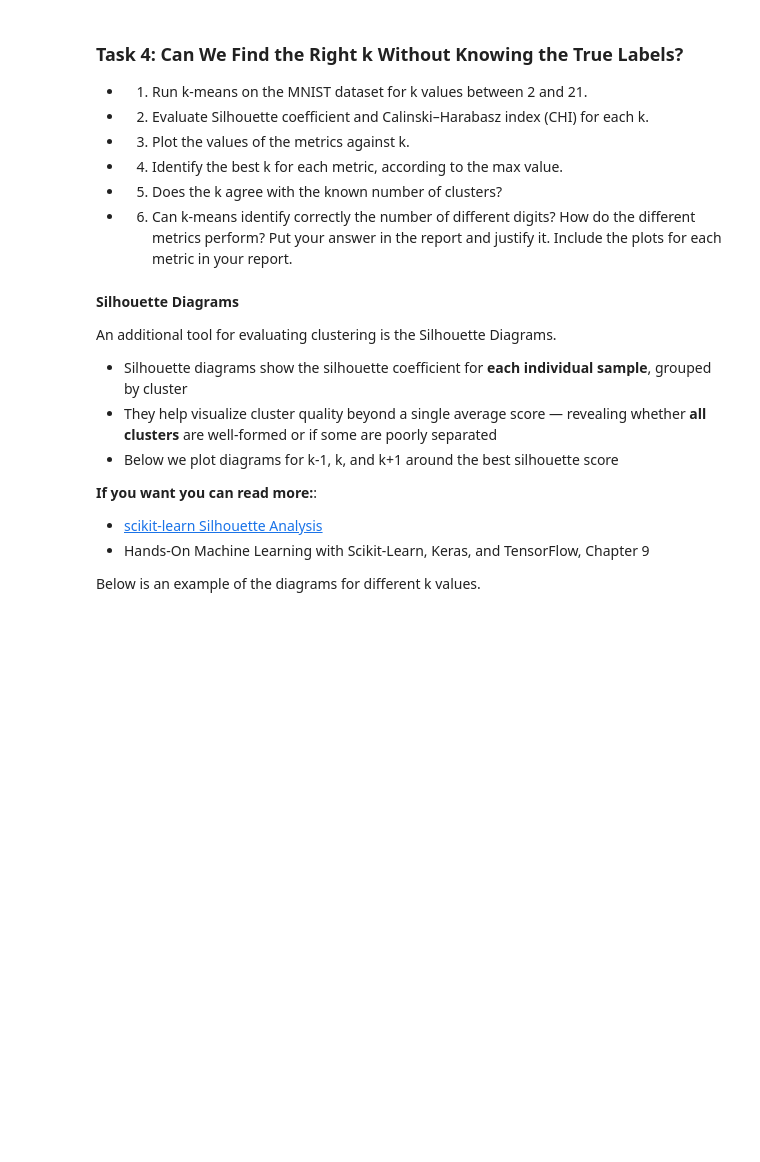
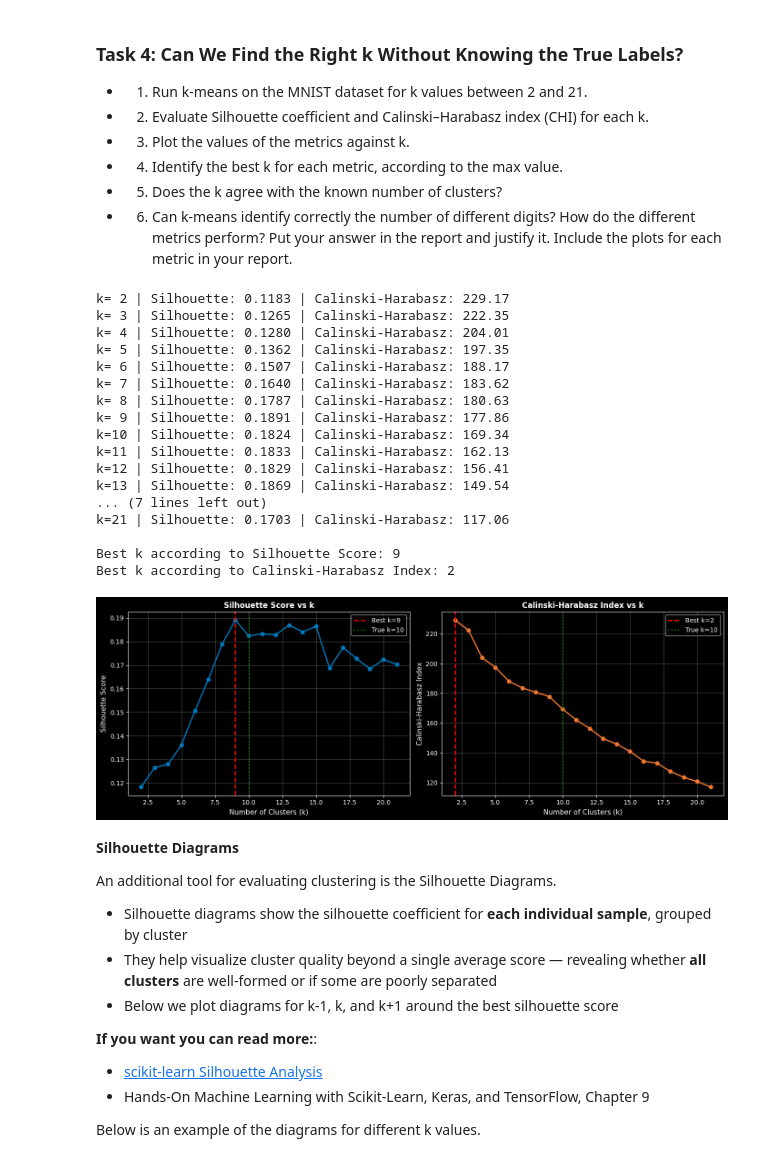
Before and after one commit to tonnerinho/Applied-Machine-Learning, a Jupyter notebook: Lab3/Lab3_UnsupervisedClustering_SupervisedNNClassifier.ipynb, the cells around one changed output. Drawn from its saved outputs; the diff is of its cells as text; code cells hidden in the pictures; blank space fills up the shorter version.

Commit message:
K-Means done, in NN now

```diff
--- a/Lab3/Lab3_UnsupervisedClustering_SupervisedNNClassifier.ipynb
+++ b/Lab3/Lab3_UnsupervisedClustering_SupervisedNNClassifier.ipynb
@@ -417,12 +444,74 @@ print(f"  Calinski-Harabasz Index:     {chi:.1f}")
 - 5. Does the k agree with the known number of clusters?
 - 6. Can k-means identify correctly the number of different digits? How do the different metrics perform? Put your answer in the report and justify it. Include the plots for each metric in your report.
 # %%
-#***********************************
-# YOUR CODE GOES HERE:
+# Run k-means for k from 2 to 21 and evaluate metrics
+k_values = range(2, 22)
+silhouette_scores = []
+calinski_scores = []
 
+for k in k_values:
+    kmeans = KMeans(n_clusters=k, n_init=10, random_state=42)
+    labels = kmeans.fit_predict(X)
 
+    sil = silhouette_score(X, labels)
+    chi = calinski_harabasz_score(X, labels)
 
-#***********************************
+    silhouette_scores.append(sil)
+    calinski_scores.append(chi)
+
+    print(f"k={k:2d} | Silhouette: {sil:.4f} | Calinski-Harabasz: {chi:.2f}")
+
+# Find best k for each metric
+best_k_sil = k_values[np.argmax(silhouette_scores)]
+best_k_chi = k_values[np.argmax(calinski_scores)]
+
+print(f"\nBest k according to Silhouette Score: {best_k_sil}")
+print(f"Best k according to Calinski-Harabasz Index: {best_k_chi}")
+
+# Plot results
+fig, axes = plt.subplots(1, 2, figsize=(14, 5))
+
+# Silhouette Score
+axes[0].plot(k_values, silhouette_scores, 'o-', color='#0077BB', linewidth=2, markersize=6)
+axes[0].axvline(x=best_k_sil, color='red', linestyle='--', linewidth=2, label=f'Best k={best_k_sil}')
+axes[0].axvline(x=10, color='green', linestyle=':', linewidth=2, label='True k=10')
+axes[0].set_xlabel('Number of Clusters (k)', fontsize=11)
+axes[0].set_ylabel('Silhouette Score', fontsize=11)
+axes[0].set_title('Silhouette Score vs k', fontsize=12, fontweight='bold')
+axes[0].grid(True, alpha=0.3)
+axes[0].legend()
+
+# Calinski-Harabasz Index
+axes[1].plot(k_values, calinski_scores, 'o-', color='#EE7733', linewidth=2, markersize=6)
+axes[1].axvline(x=best_k_chi, color='red', linestyle='--', linewidth=2, label=f'Best k={best_k_chi}')
+axes[1].axvline(x=10, color='green', linestyle=':', linewidth=2, label='True k=10')
+axes[1].set_xlabel('Number of Clusters (k)', fontsize=11)
+axes[1].set_ylabel('Calinski-Harabasz Index', fontsize=11)
+axes[1].set_title('Calinski-Harabasz Index vs k', fontsize=12, fontweight='bold')
+axes[1].grid(True, alpha=0.3)
+axes[1].legend()
+
+plt.tight_layout()
+plt.show()
+# %% [output]
+k= 2 | Silhouette: 0.1183 | Calinski-Harabasz: 229.17
+k= 3 | Silhouette: 0.1265 | Calinski-Harabasz: 222.35
+k= 4 | Silhouette: 0.1280 | Calinski-Harabasz: 204.01
+k= 5 | Silhouette: 0.1362 | Calinski-Harabasz: 197.35
+k= 6 | Silhouette: 0.1507 | Calinski-Harabasz: 188.17
+k= 7 | Silhouette: 0.1640 | Calinski-Harabasz: 183.62
+k= 8 | Silhouette: 0.1787 | Calinski-Harabasz: 180.63
+k= 9 | Silhouette: 0.1891 | Calinski-Harabasz: 177.86
+k=10 | Silhouette: 0.1824 | Calinski-Harabasz: 169.34
+k=11 | Silhouette: 0.1833 | Calinski-Harabasz: 162.13
+k=12 | Silhouette: 0.1829 | Calinski-Harabasz: 156.41
+k=13 | Silhouette: 0.1869 | Calinski-Harabasz: 149.54
+... (7 lines left out)
+k=21 | Silhouette: 0.1703 | Calinski-Harabasz: 117.06
+
+Best k according to Silhouette Score: 9
+Best k according to Calinski-Harabasz Index: 2
+[figure, added]
 # %% [markdown]
 **Silhouette Diagrams**
 
```
Also changed, not shown: parts of 13 cells of this notebook.
